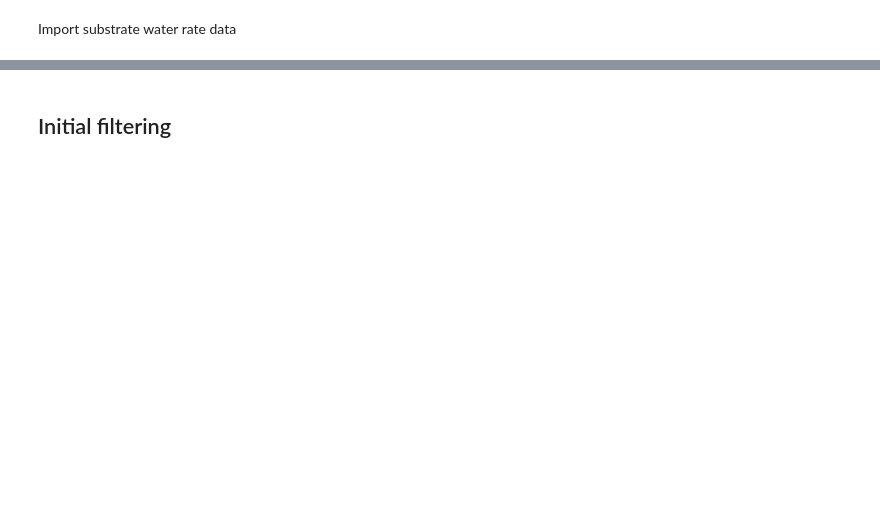
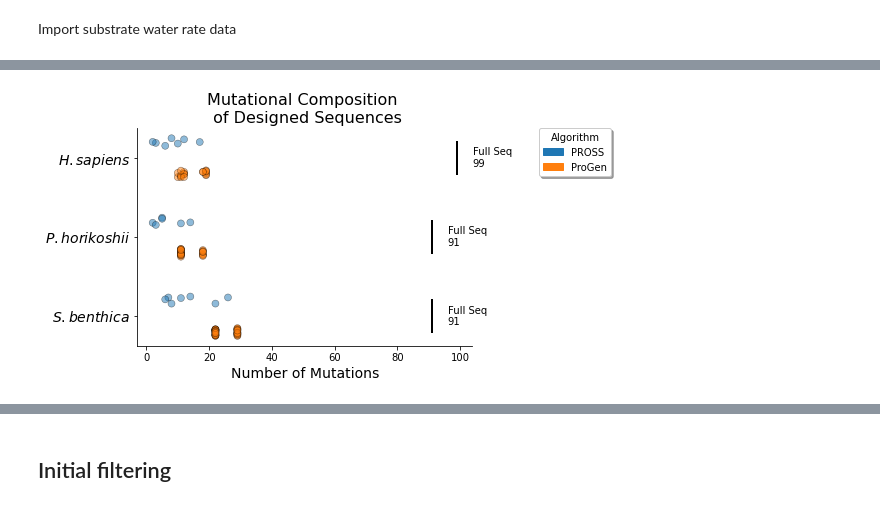
Before and after one commit to FordyceLab/htmek-workup, a Jupyter notebook: multi_experiment_aggregation/current_aggregation.ipynb, the cells around one changed output, grey strips where cells are left out. Cells and saved outputs as stored; diff of their text form; code cells hidden in the pictures; blank space fills up the shorter version.

```diff
--- a/multi_experiment_aggregation/current_aggregation.ipynb
+++ b/multi_experiment_aggregation/current_aggregation.ipynb
@@ -99,3 +103,15 @@ figure_export_path = '/Users/micaholivas/Desktop/Stanford/Research/Projects/Sale
+# %%
+# Import Experiment
+df_230207_SFL_DiFMUP = pd.read_csv('/Users/micaholivas/Desktop/Stanford/Research/Projects/Salesforce_Progen_Predictions/Small_ACYP_Library/4_Experiments/230207/Interpretation/DiFMUP/230207_DiFMUP_workup.csv')
+
+# add to list of dfs
+all_stability_dfs = {
+                    '230207_DiFMUP': df_230207_SFL_DiFMUP,
+                    }
+
+# add tags to each df
+for key in all_stability_dfs.keys():
+    all_stability_dfs[key] = aggregation.add_df_tags(all_stability_dfs[key])
 # %% [markdown]
 Import substrate water rate data
 # %%
@@ -109,0 +183,2 @@ df_water_rates = df_water_rates[['Substrate', 'Median Rate (uM/s)']]
+# %%
+figure_export_path = '/Users/micaholivas/Library/CloudStorage/GoogleDrive-mbolivas@stanford.edu/Shared drives/FordyceLab/manuscripts/Micah/Designed_AcyPs_manuscript/Plots'
@@ -109,0 +187,67 @@ df_water_rates = df_water_rates[['Substrate', 'Median Rate (uM/s)']]
+# %%
+# pick a recent experiment to get the mutation counts
+df = all_turnover_dfs[list(all_turnover_dfs.keys())[-1]]
+df.drop_duplicates(subset=['name'], inplace=True)
+
+# remove WT sequences and single mutants
+df = df[df['origin'] != 'WT']
+df = df[df['origin'] != 'mutant']
+
+# get mutation counts
+n_muts = df[['name', 'species', 'origin', 'n_mutations' ]]
+
+# plot a histogram of mutation counts by origin
+fig, ax = plt.subplots(figsize=(6, 4))
+
+# filter for only hsapiens, phorikoshii, and sbenthica
+n_muts = n_muts[n_muts['species'].isin(['hsapiens', 'phorikoshii', 'sbenthica'])]
+
+# plot stripplot of mutation counts by species and make it horizonatl
+orientation = 'h'
+sns.stripplot(x='n_mutations', y='species', data=n_muts, orient=orientation,
+              ax=ax, alpha=0.5, jitter=0.1, linewidth=0.5, edgecolor='k', size=7,
+              order=['hsapiens', 'phorikoshii', 'sbenthica'], hue='origin', dodge=True)
+sns.despine() # remove top and right borders
+
+# change y-axis labels
+ax.set_yticklabels(['$H. sapiens$', '$P. horikoshii$', '$S. benthica$'], fontsize=14)
+
+# change labels
+ax.set_ylabel('')
+ax.set_xlabel('Number of Mutations', fontsize=14)
+ax.set_title('Mutational Composition \n of Designed Sequences', fontsize=16)
+
+# change markers
+marker_dict = {'pross': 's', 'progen': 'o'}
+
+# add short vertical line for the total sequence length of each species in its bin
+hsapiens_tick = ax.get_yticks()[0]
+hsapiens_length = 99
+ax.plot([hsapiens_length, hsapiens_length], [hsapiens_tick - 0.2, hsapiens_tick + 0.2], color='k', linewidth=2)
+ax.text(hsapiens_length + 5, hsapiens_tick, 'Full Seq\n' + str(hsapiens_length), verticalalignment='center')
+
+ph_tick = ax.get_yticks()[1]
+phorikoshii_length = 91
+ax.plot([phorikoshii_length, phorikoshii_length], [ph_tick - 0.2, ph_tick + 0.2], color='k', linewidth=2)
+ax.text(phorikoshii_length + 5, ph_tick, 'Full Seq\n' + str(phorikoshii_length), verticalalignment='center')
+
+sb_tick = ax.get_yticks()[2]
+sbenthica_length = 91
+ax.plot([sbenthica_length, sbenthica_length], [sb_tick - 0.2, sb_tick + 0.2], color='k', linewidth=2)
+ax.text(sbenthica_length + 5, sb_tick, 'Full Seq\n' + str(sbenthica_length), verticalalignment='center')
+
+
+# Add PROSS to legend
+pross_patch = mpatches.Patch(color='C0', label='PROSS')
+progen_patch = mpatches.Patch(color='C1', label='ProGen')
+ax.legend(handles=[pross_patch, progen_patch], bbox_to_anchor=(1.2, 1),
+          loc=2, borderaxespad=0., title='Algorithm', fancybox=True, shadow=True,
+          )
+
+# Save figure
+plot_export_path = figure_export_path + '/library_design/'
+if not os.path.exists(plot_export_path):
+    os.makedirs(plot_export_path)
+plt.savefig(plot_export_path + 'mutation_counts_by_species.png', dpi=300, bbox_inches='tight')
+# %% [output]
+[figure, added]
```
Also changed, not shown: parts of 152 cells of this notebook, 1 other file.
